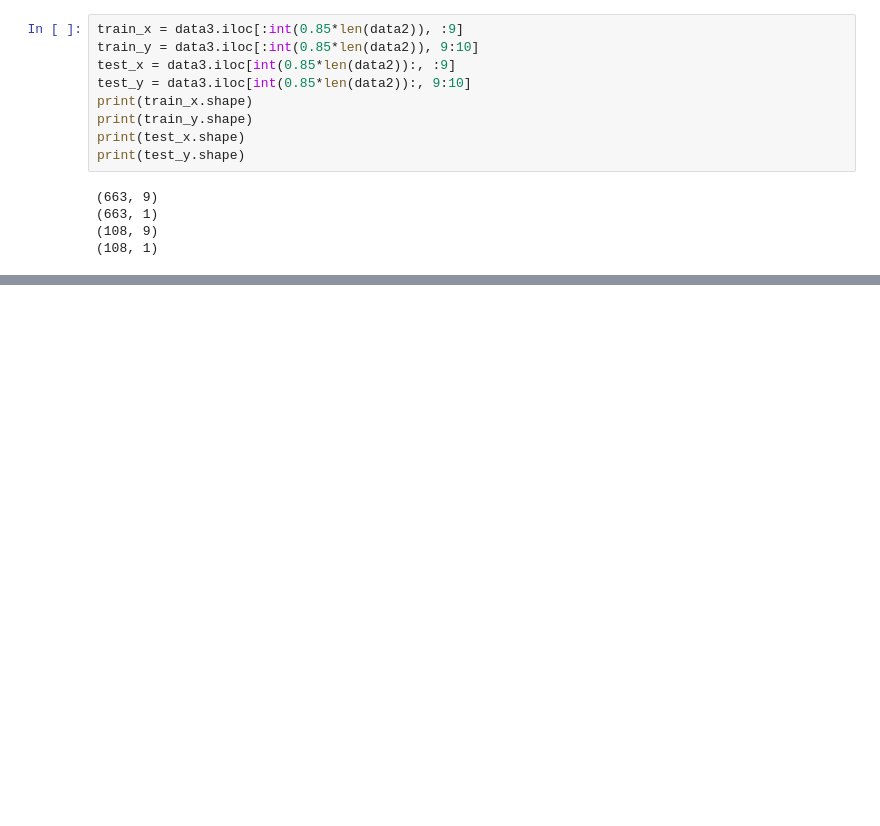
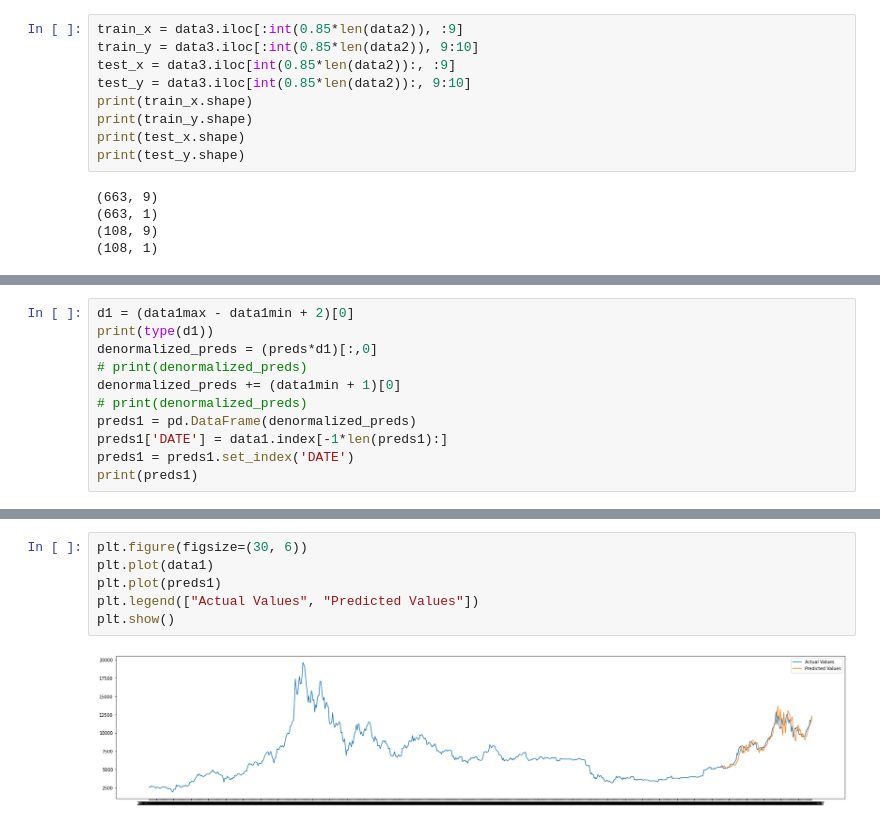
Before and after one commit to abhinav-exp/Forecasting-CryptoCurrency-Prices, a Jupyter notebook: TFLANN.ipynb, the cells around one changed output, grey strips where cells are left out. Drawn from its saved outputs; the diff is of its cells as text; blank space fills up the shorter version.

```diff
--- a/TFLANN.ipynb
+++ b/TFLANN.ipynb
@@ -187,0 +197,11 @@ plt.show()
+# %%
+d1 = (data1max - data1min + 2)[0]
+print(type(d1))
+denormalized_preds = (preds*d1)[:,0]
+# print(denormalized_preds)
+denormalized_preds += (data1min + 1)[0]
+# print(denormalized_preds)
+preds1 = pd.DataFrame(denormalized_preds)
+preds1['DATE'] = data1.index[-1*len(preds1):]
+preds1 = preds1.set_index('DATE')
+print(preds1)
@@ -187,0 +225,8 @@ plt.show()
+# %%
+plt.figure(figsize=(30, 6))
+plt.plot(data1)
+plt.plot(preds1)
+plt.legend(["Actual Values", "Predicted Values"])
+plt.show()
+# %% [output]
+[figure, added]
```
Also changed, not shown: parts of 8 cells of this notebook.
